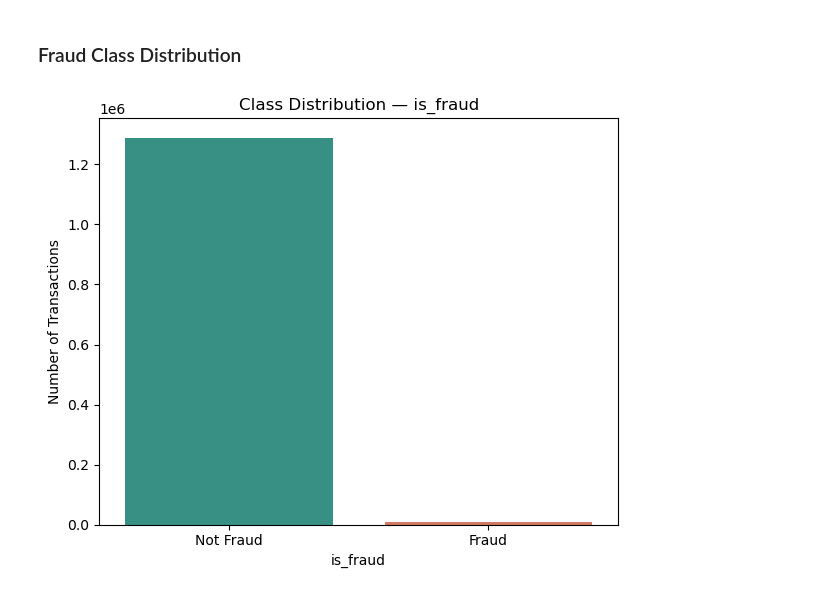
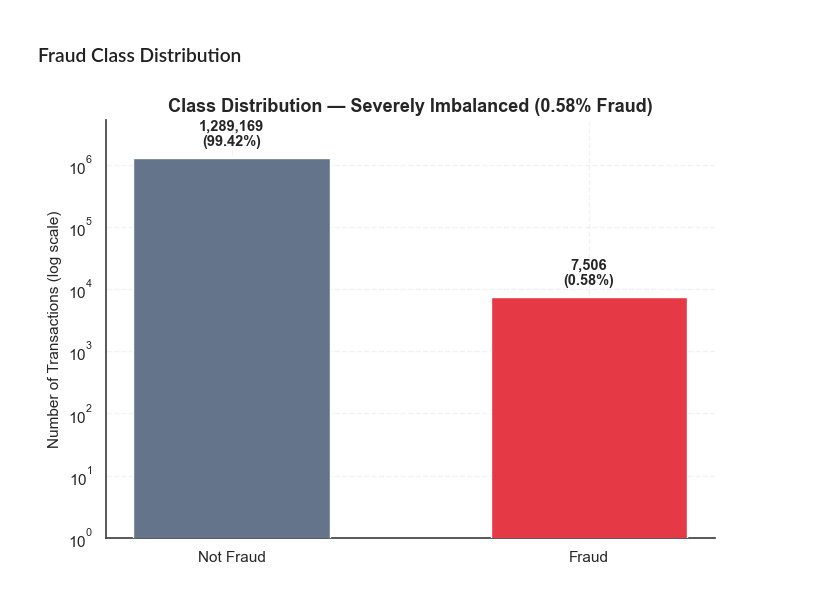
Before and after one commit to Dt-Ansari07/credit-card-fraud-detection, a Jupyter notebook: notebooks/credit_card_fraud_detection.ipynb, the cells around one changed output. Saved outputs shown, nothing was run; the diff lists cells and outputs as text; code cells hidden in the pictures.

```diff
--- a/notebooks/credit_card_fraud_detection.ipynb
+++ b/notebooks/credit_card_fraud_detection.ipynb
@@ -552,13 +535,7 @@ plt.show()
 # %% [markdown]
 ### Fraud Class Distribution
-# %%
-plt.figure(figsize=(6, 5))
-sns.countplot(x="is_fraud", data=df1, palette=["#2a9d8f", "#e76f51"])
-plt.xticks([0, 1], ["Not Fraud", "Fraud"])
-plt.ylabel("Number of Transactions")
-plt.title("Class Distribution — is_fraud")
-plt.tight_layout()
-plt.savefig("../images/class_distribution.png", dpi=150)
-plt.show()
-# %% [output]
-[figure, removed]
+# %%
+plot_class_distribution(y, "../images/class_distribution.png")
+plt.show()
+# %% [output]
+[figure, added]
```
Also changed, not shown: parts of 12 cells of this notebook, 6 other files.
